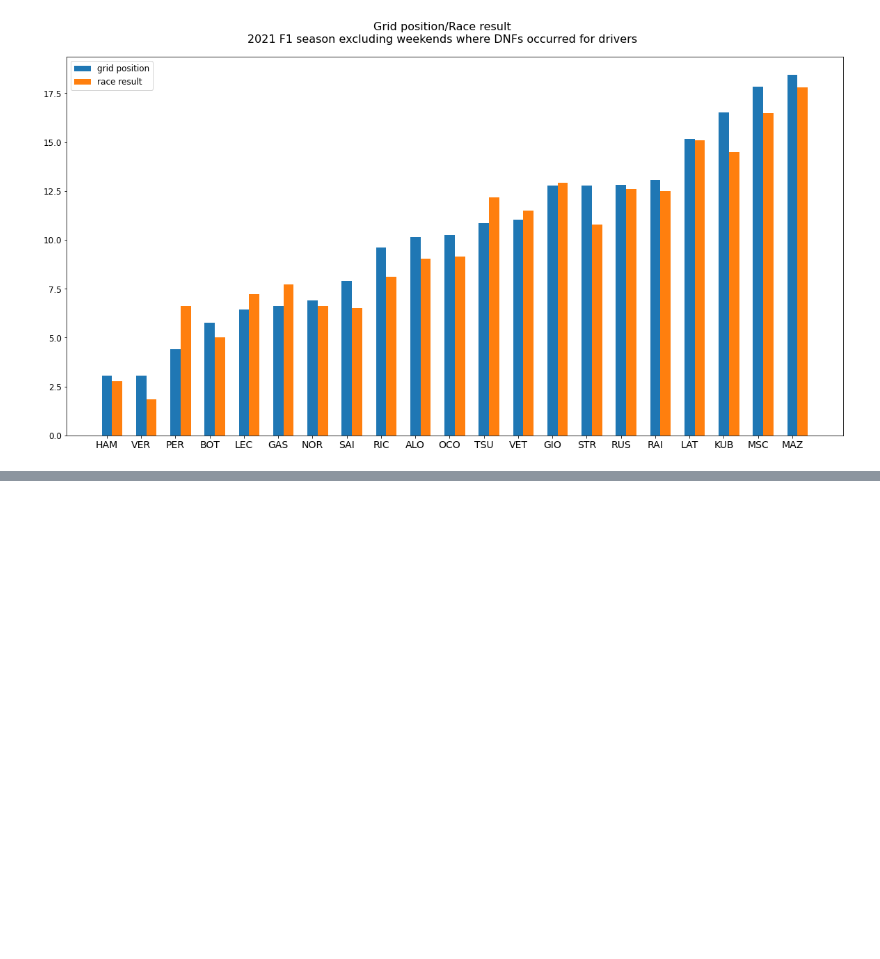
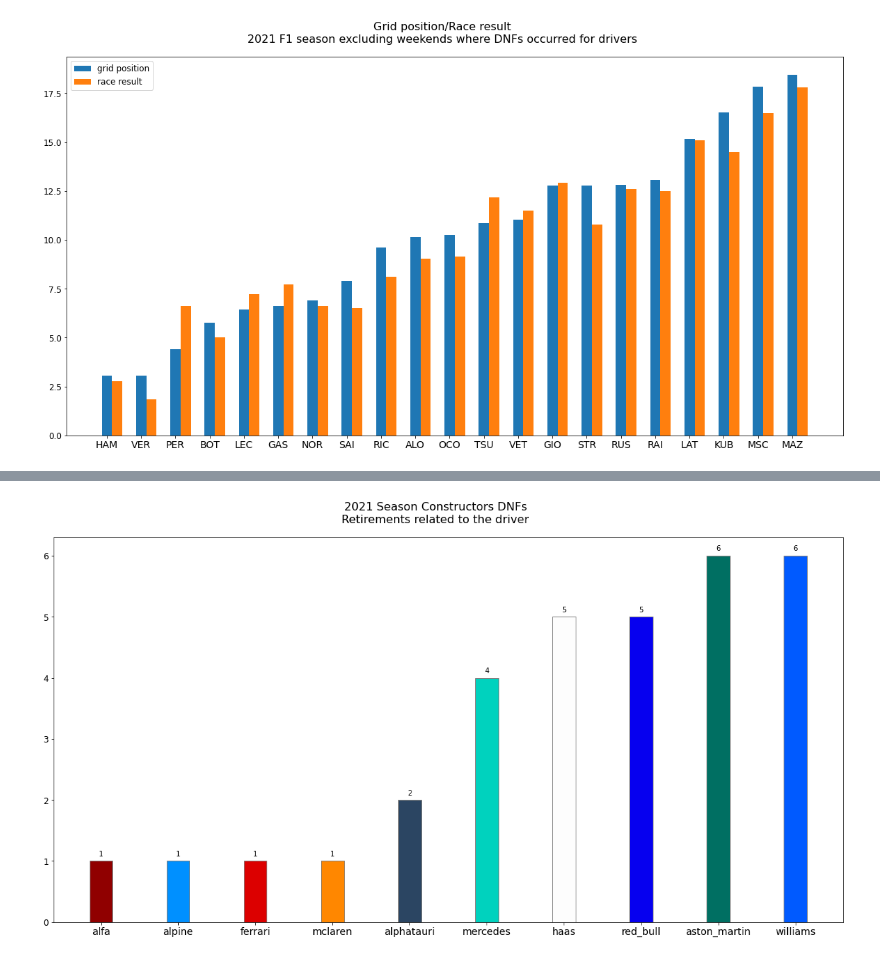
Before and after one commit to benptr/F1_ML_Prediction, a Jupyter notebook: ProjetF1_notebook/Visual analysis.ipynb, the cells around one changed output, grey strips where cells are left out. Cells and saved outputs as stored; diff of their text form; code cells hidden in the pictures; blank space fills up the shorter version.

```diff
--- a/ProjetF1_notebook/Visual analysis.ipynb
+++ b/ProjetF1_notebook/Visual analysis.ipynb
@@ -446,0 +543,4 @@ QualiRaceRelation(2021, True)
+# %%
+DNFCounter(2021, True, False)
+# %% [output]
+[figure, added]
```
Also changed, not shown: parts of 22 cells of this notebook.
